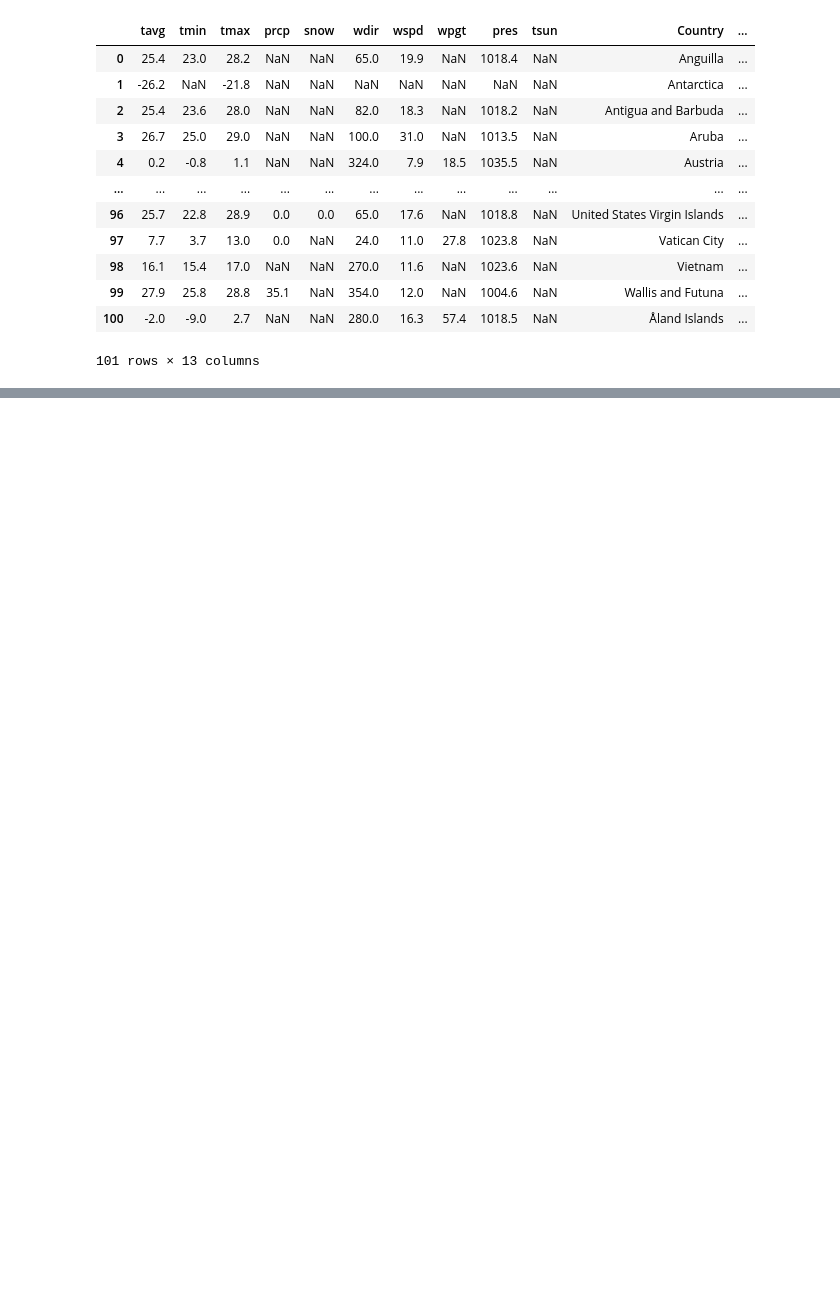
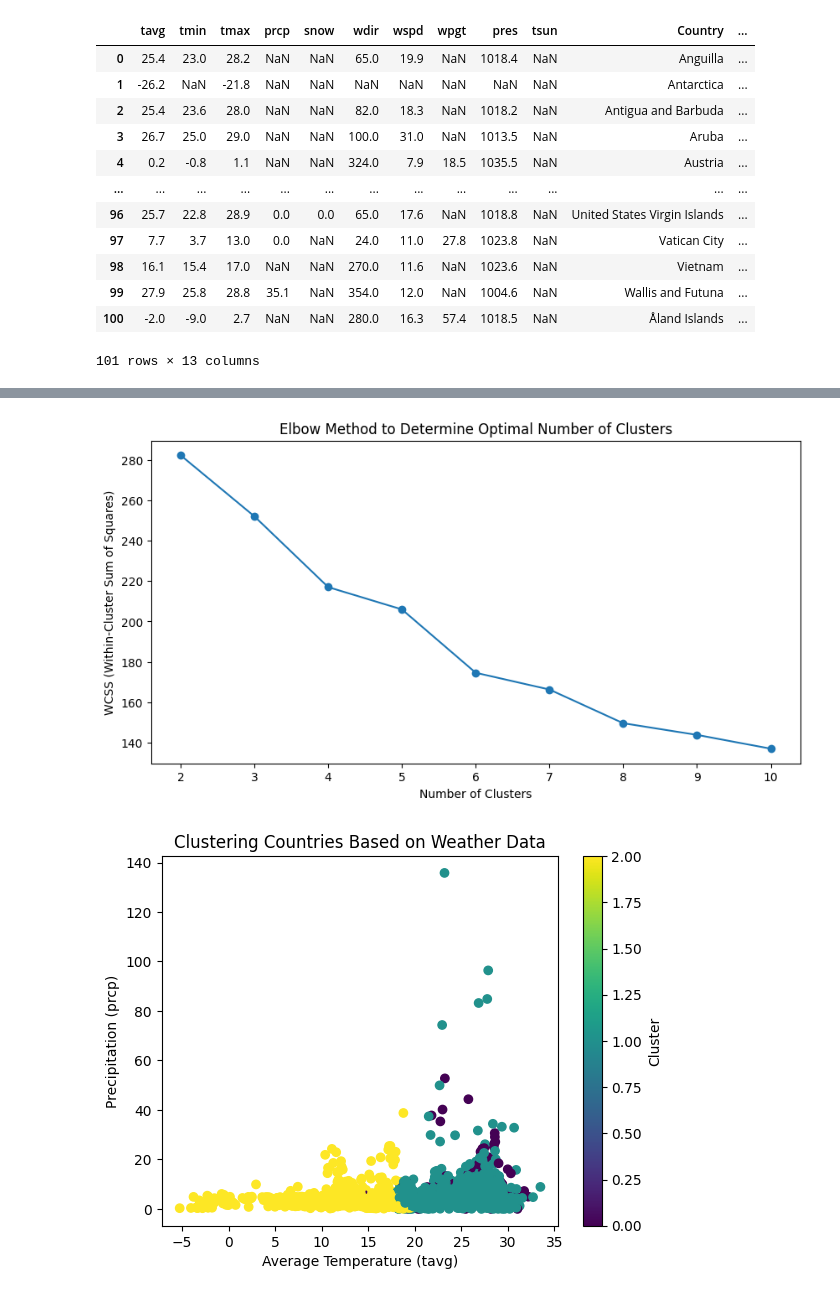
Before and after one commit to mats-ad/Quality-of-Life-World, a Jupyter notebook: weather_data.ipynb, the cells around one changed output, grey strips where cells are left out. Drawn from its saved outputs; the diff is of its cells as text; code cells hidden in the pictures; blank space fills up the shorter version.

```diff
--- a/weather_data.ipynb
+++ b/weather_data.ipynb
@@ -563,0 +803,51 @@ print(aggregated_weather_data)
+# %%
+from sklearn.cluster import KMeans
+from sklearn.preprocessing import MinMaxScaler
+import matplotlib.pyplot as plt
+
+# Extracting only numeric columns for clustering
+numerical_columns = ['tavg', 'tmin', 'tmax', 'prcp', 'snow', 'wdir', 'wspd', 'wpgt', 'pres', 'tsun']
+values = cleaned_data[numerical_columns]
+
+# Normalizing data using Min-Max Scaler
+scaler = MinMaxScaler()
+normalized_values = scaler.fit_transform(values)
+
+# Finding the optimal number of clusters using the Elbow method
+wcss = []  # Within-Cluster Sum of Squares
+cluster_range = range(2, 11)
+
+for k in cluster_range:
+    kmeans = KMeans(n_clusters=k, random_state=42)
+    kmeans.fit(normalized_values)
+    wcss.append(kmeans.inertia_)
+
+# Visualizing the Elbow method
+plt.figure(figsize=(10, 5))
+plt.plot(cluster_range, wcss, marker='o')
+plt.title('Elbow Method to Determine Optimal Number of Clusters')
+plt.xlabel('Number of Clusters')
+plt.ylabel('WCSS (Within-Cluster Sum of Squares)')
+plt.show()
+
+# Assuming the optimal number of clusters is chosen manually from the elbow plot
+optimal_clusters = int(input("Enter the optimal number of clusters based on the Elbow plot: "))
+
+# Performing K-Means clustering with the optimal number of clusters
+kmeans = KMeans(n_clusters=optimal_clusters, random_state=42)
+cleaned_data['Cluster'] = kmeans.fit_predict(normalized_values)
+
+# Save results
+clustered_file_path = 'clustered_weather_data.csv'
+cleaned_data.to_csv(clustered_file_path, index=False)
+
+# Scatter plot to visualize clusters
+plt.scatter(cleaned_data['tavg'], cleaned_data['prcp'], c=cleaned_data['Cluster'], cmap='viridis')
+plt.xlabel('Average Temperature (tavg)')
+plt.ylabel('Precipitation (prcp)')
+plt.title('Clustering Countries Based on Weather Data')
+plt.colorbar(label='Cluster')
+plt.show()
+# %% [output]
+[figure, added]
+[figure, added]
```
Also changed, not shown: parts of 8 cells of this notebook, 6 other files.
